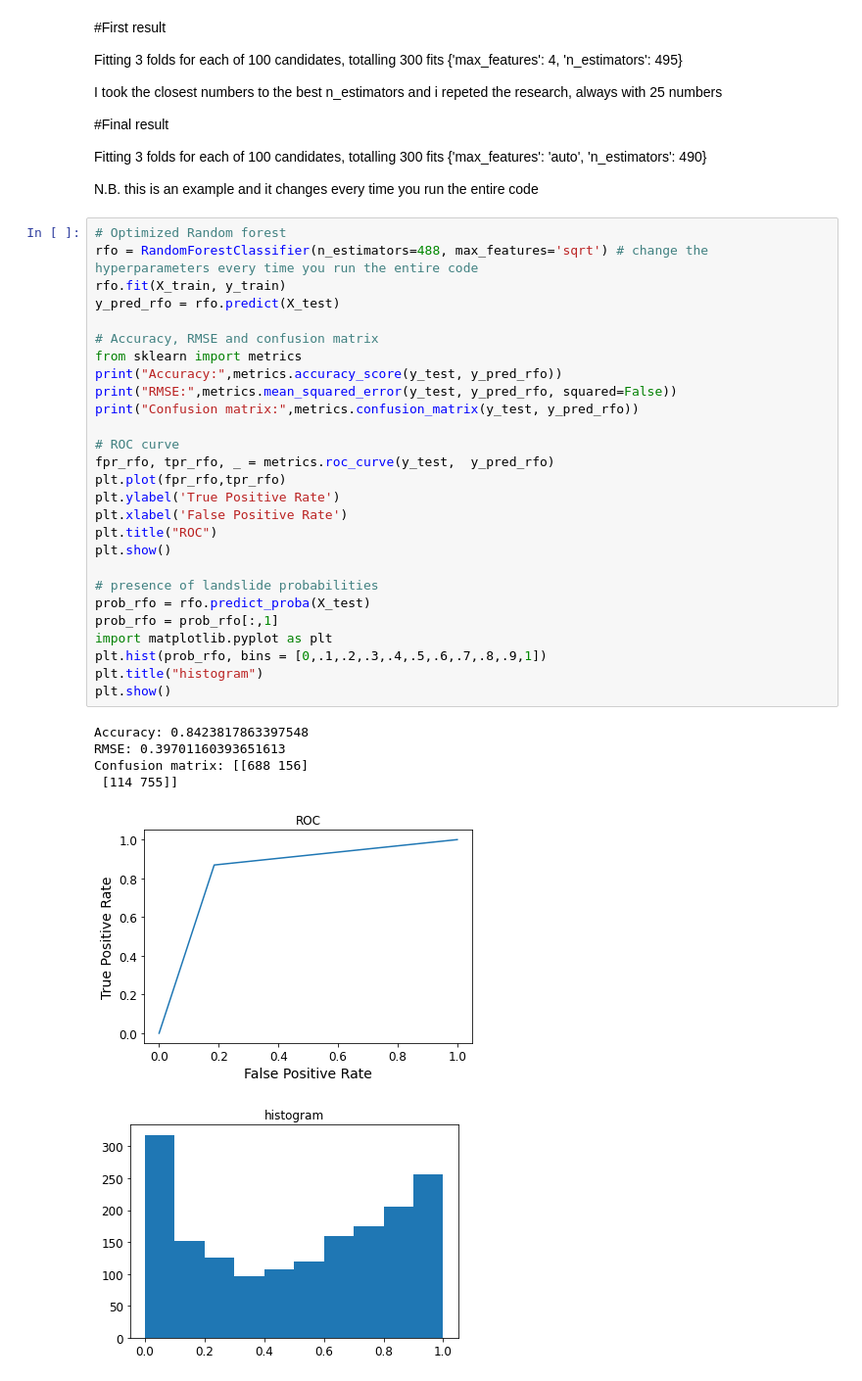
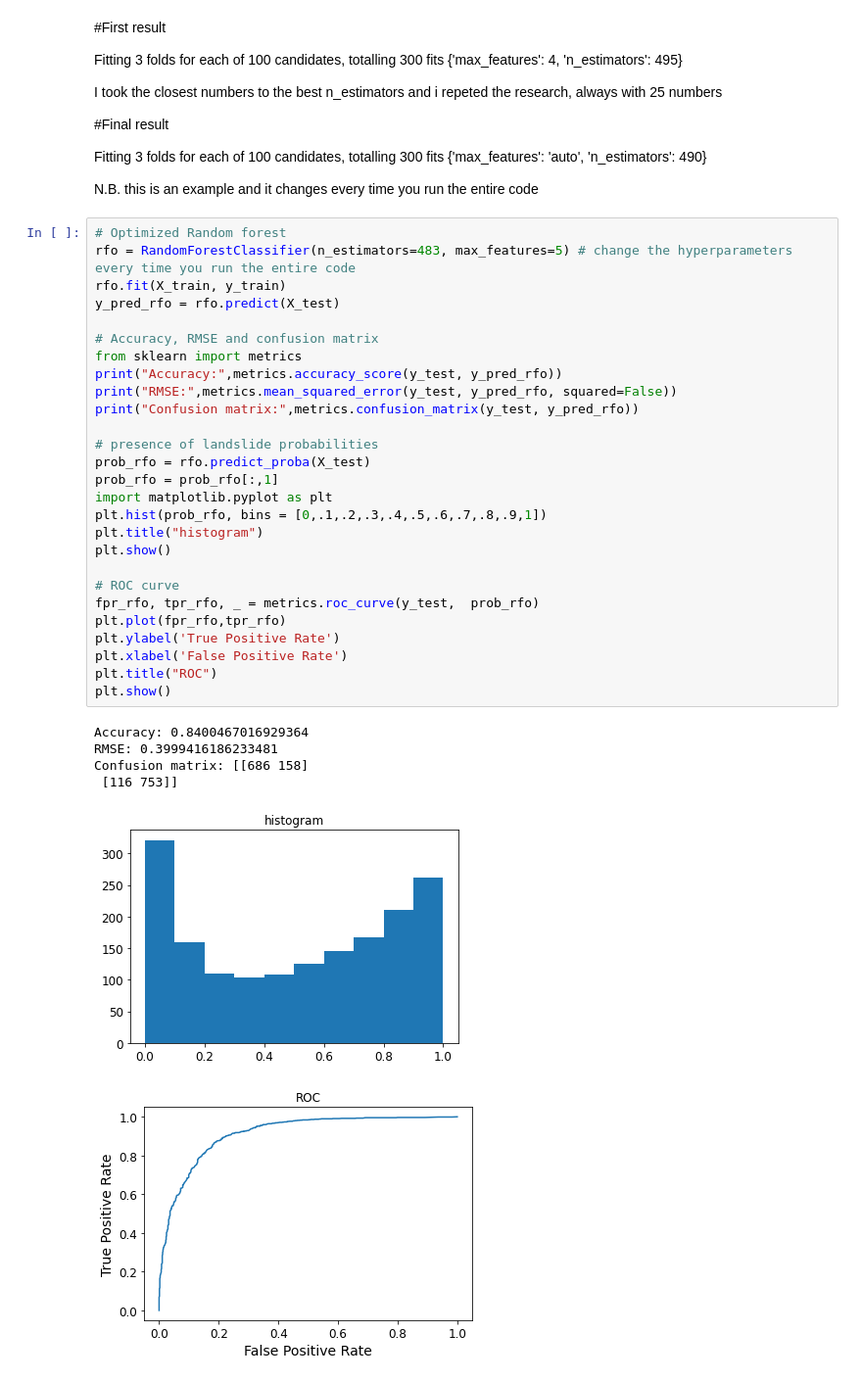
Before and after one commit to LucaEihol/2022_ML_Earth_Env_Sci, a Jupyter notebook: eiholzer_ML_project.ipynb, the cells around one changed output. Shown at 98% size. Saved outputs shown, nothing was run; the diff lists cells and outputs as text.

```diff
--- a/eiholzer_ML_project.ipynb
+++ b/eiholzer_ML_project.ipynb
@@ -279,38 +279,38 @@ Fitting 3 folds for each of 100 candidates, totalling 300 fits
 N.B. this is an example and it changes every time you run the entire code
 # %%
 # Optimized Random forest
-rfo = RandomForestClassifier(n_estimators=488, max_features='sqrt') # change the hyperparameters every time you run the entire code
+rfo = RandomForestClassifier(n_estimators=483, max_features=5) # change the hyperparameters every time you run the entire code
 rfo.fit(X_train, y_train)
 y_pred_rfo = rfo.predict(X_test)
 
 # Accuracy, RMSE and confusion matrix
 from sklearn import metrics
 print("Accuracy:",metrics.accuracy_score(y_test, y_pred_rfo))
 print("RMSE:",metrics.mean_squared_error(y_test, y_pred_rfo, squared=False))
 print("Confusion matrix:",metrics.confusion_matrix(y_test, y_pred_rfo))
 
-# ROC curve
-fpr_rfo, tpr_rfo, _ = metrics.roc_curve(y_test,  y_pred_rfo)
-plt.plot(fpr_rfo,tpr_rfo)
-plt.ylabel('True Positive Rate')
-plt.xlabel('False Positive Rate')
-plt.title("ROC")
-plt.show()
-
 # presence of landslide probabilities
 prob_rfo = rfo.predict_proba(X_test)
 prob_rfo = prob_rfo[:,1]
 import matplotlib.pyplot as plt
 plt.hist(prob_rfo, bins = [0,.1,.2,.3,.4,.5,.6,.7,.8,.9,1])
 plt.title("histogram")
 plt.show()
+
+# ROC curve
+fpr_rfo, tpr_rfo, _ = metrics.roc_curve(y_test,  prob_rfo)
+plt.plot(fpr_rfo,tpr_rfo)
+plt.ylabel('True Positive Rate')
+plt.xlabel('False Positive Rate')
+plt.title("ROC")
+plt.show()
 # %% [output]
-Accuracy: 0.8423817863397548
-RMSE: 0.39701160393651613
-Confusion matrix: [[688 156]
- [114 755]]
+Accuracy: 0.8400467016929364
+RMSE: 0.3999416186233481
+Confusion matrix: [[686 158]
+ [116 753]]
-[figure, old version]
+[figure, new version]
-[figure, old version]
+[figure, new version]
 # %%
 # Comparative plots
 # ROCs
```
Also changed, not shown: parts of 4 cells of this notebook.
